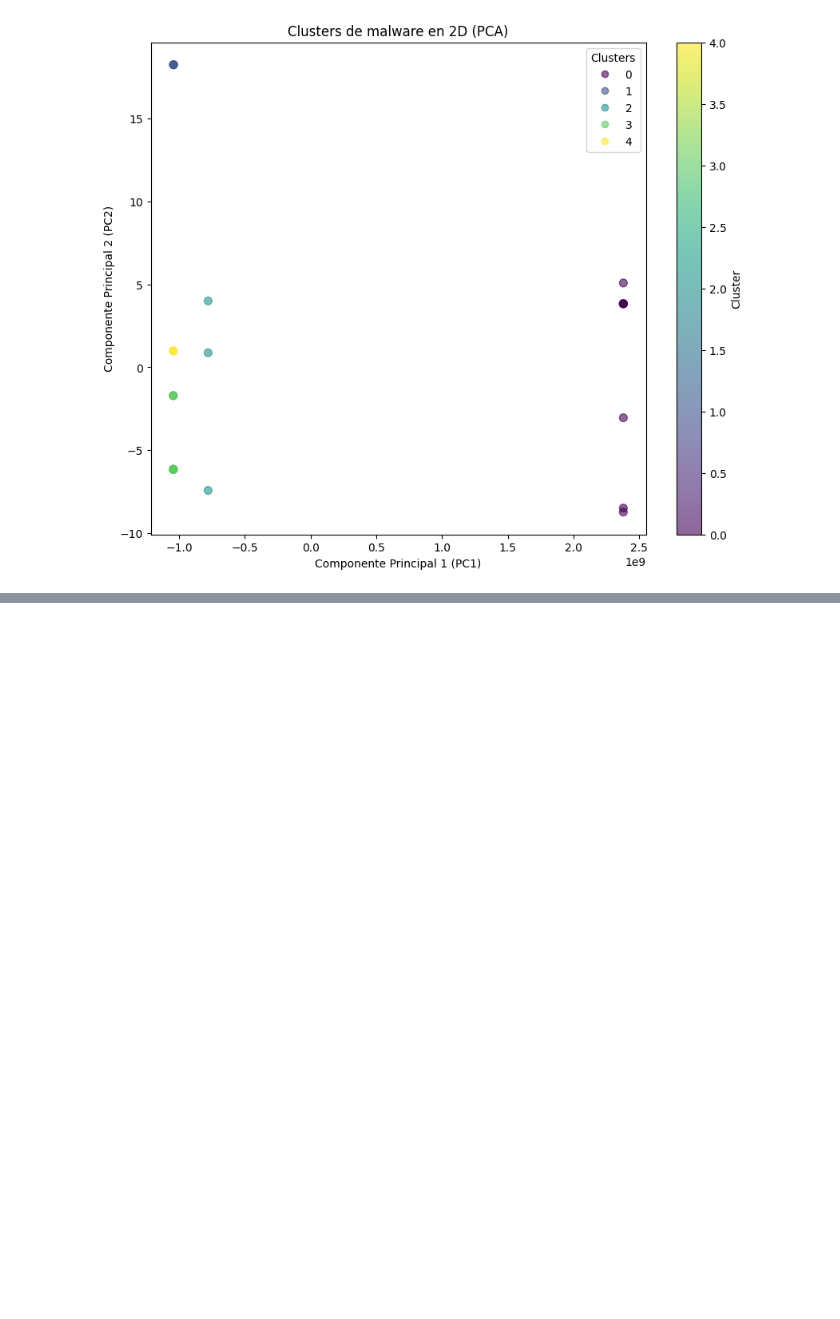
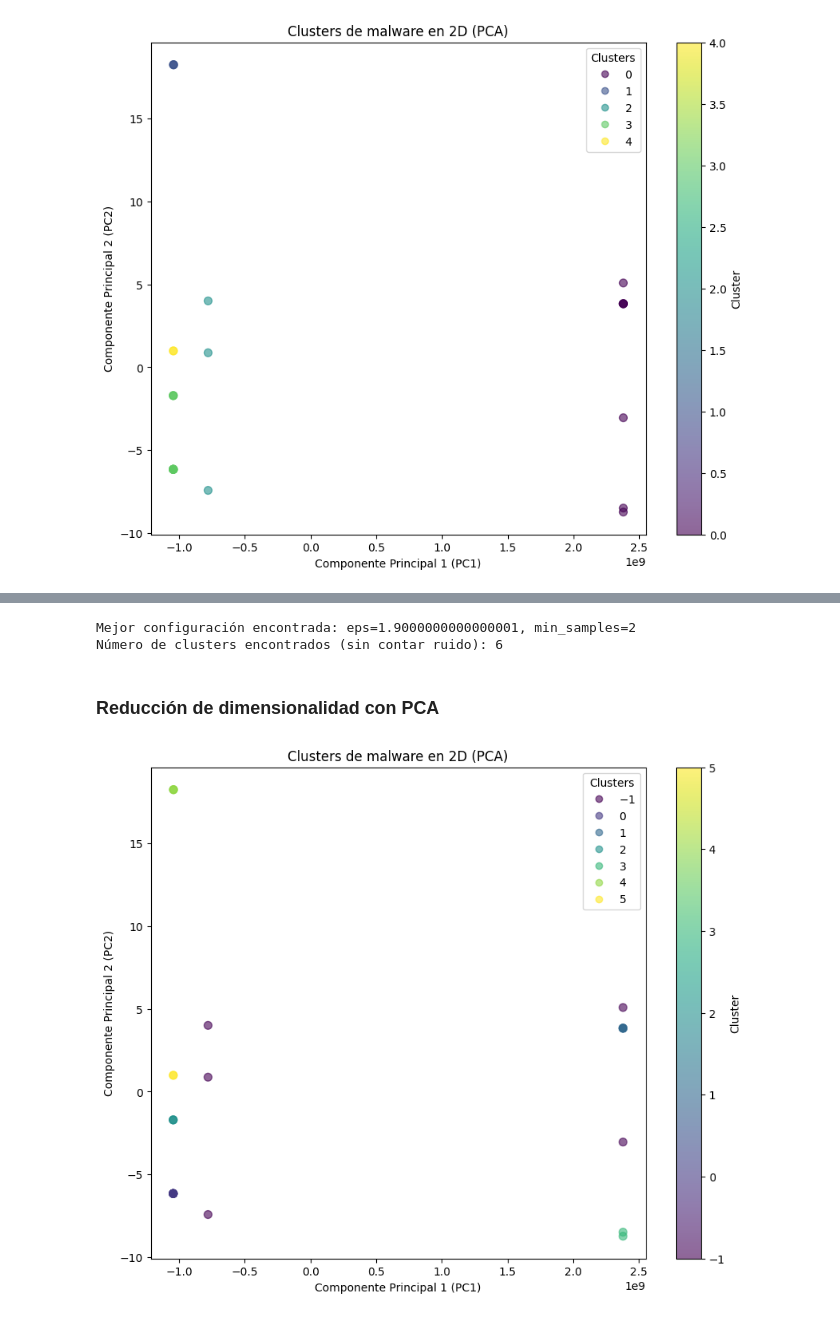
Before and after one commit to Aq202/UVG_SDS_LAB_4, a Jupyter notebook: lab4.ipynb, the cells around one changed output, grey strips where cells are left out. Saved outputs shown, nothing was run; the diff lists cells and outputs as text; code cells hidden in the pictures; blank space fills up the shorter version.

Commit message:
DBSCAN y Análisis de similitud

```diff
--- a/lab4.ipynb
+++ b/lab4.ipynb
@@ -399,0 +406,60 @@ plt.show()
+# %%
+df = pd.read_csv("malware_dataset.csv")
+# %%
+# Eliminar columna de nombres de archivo
+df_copy = df.drop(columns=['file'])
+# %%
+# Normalizar los datos para mejorar la detección de clusters
+scaler = StandardScaler()
+X_scaled = scaler.fit_transform(df_copy)
+
+# Prueba de diferentes valores de eps y min_samples para encontrar la mejor configuración
+eps_values = np.arange(0.1, 2, 0.1)
+min_samples_values = range(2, 10)
+best_eps, best_min_samples, best_score = 0, 0, -1
+
+for eps in eps_values:
+    for min_samples in min_samples_values:
+        dbscan = DBSCAN(eps=eps, min_samples=min_samples)
+        labels = dbscan.fit_predict(X_scaled)
+
+        # Filtrar clusters válidos (evitar etiqueta -1, que es ruido)
+        unique_labels = set(labels) - {-1}
+        if len(unique_labels) > 1:
+            score = silhouette_score(X_scaled, labels)
+            if score > best_score:
+                best_eps, best_min_samples, best_score = eps, min_samples, score
+
+# Aplicar DBSCAN con los mejores parámetros encontrados
+dbscan = DBSCAN(eps=best_eps, min_samples=best_min_samples)
+df_copy["cluster"] = dbscan.fit_predict(X_scaled)
+
+# Mostrar resultados
+print(f"Mejor configuración encontrada: eps={best_eps}, min_samples={best_min_samples}")
+print(f"Número de clusters encontrados (sin contar ruido): {len(set(df_copy['cluster']) - {-1})}")
+# %% [output]
+Mejor configuración encontrada: eps=1.9000000000000001, min_samples=2
+Número de clusters encontrados (sin contar ruido): 6
+# %% [markdown]
+### Reducción de dimensionalidad con PCA
+# %%
+# Aplicar PCA para reducir a 2 dimensiones
+pca = PCA(n_components=2)
+df_reduced = pca.fit_transform(df_copy.drop(columns=['cluster']))
+
+# Crear un DataFrame con las dos componentes principales y las etiquetas de los clusters
+df_pca = pd.DataFrame(data=df_reduced, columns=['PC1', 'PC2'])
+df_pca['cluster'] = df_copy['cluster']
+
+# Graficar los clusters en 2D
+plt.figure(figsize=(10, 8))
+scatter = plt.scatter(df_pca['PC1'], df_pca['PC2'], c=df_pca['cluster'], cmap='viridis', s=50, alpha=0.6)
+
+plt.legend(*scatter.legend_elements(), title="Clusters")
+plt.xlabel('Componente Principal 1 (PC1)')
+plt.ylabel('Componente Principal 2 (PC2)')
+plt.title('Clusters de malware en 2D (PCA)')
+plt.colorbar(scatter, label='Cluster')
+plt.show()
+# %% [output]
+[figure, added]
```
Also changed, not shown: parts of 10 cells of this notebook.
